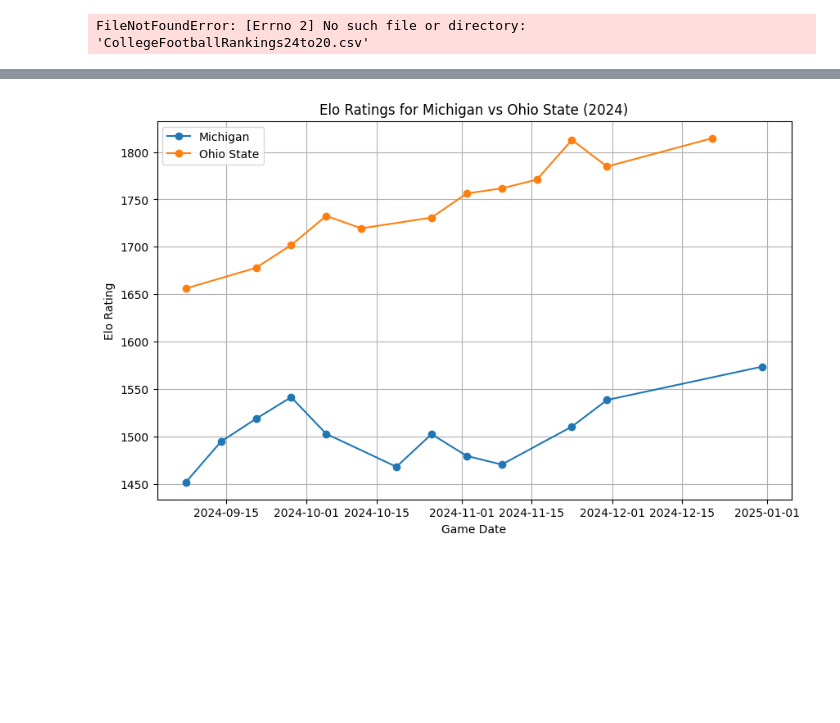
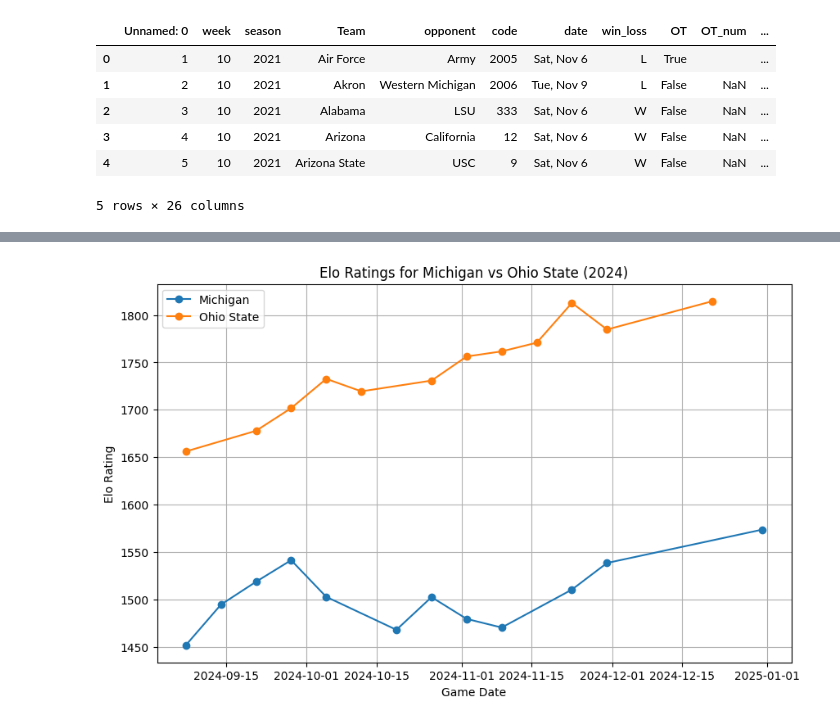
Before and after one commit to sjhawkins24/Group-8-Project, a Jupyter notebook: Josh Data Exploration.ipynb, the cells around one changed output, grey strips where cells are left out. Drawn from its saved outputs; the diff is of its cells as text; code cells hidden in the pictures; blank space fills up the shorter version.

```diff
--- a/Josh Data Exploration.ipynb
+++ b/Josh Data Exploration.ipynb
@@ -9,10 +9,16 @@ import matplotlib.pyplot as plt
 # %%
 # Read the file
 
-df_cfb = pd.read_csv('CollegeFootballRankings24to20.csv')
+df_cfb = pd.read_csv('mergedTrainingData.csv')
 df_cfb.head()
 # %% [output]
+|  | Unnamed: 0 | week | season | Team | opponent | code | date | win_loss | OT | OT_num | ... |
+| 0 | 1 | 10 | 2021 | Air Force | Army | 2005 | Sat, Nov 6 | L | True |  | ... |
+| 1 | 2 | 10 | 2021 | Akron | Western Michigan | 2006 | Tue, Nov 9 | L | False | NaN | ... |
+| 2 | 3 | 10 | 2021 | Alabama | LSU | 333 | Sat, Nov 6 | W | False | NaN | ... |
+| 3 | 4 | 10 | 2021 | Arizona | California | 12 | Sat, Nov 6 | W | False | NaN | ... |
+| 4 | 5 | 10 | 2021 | Arizona State | USC | 9 | Sat, Nov 6 | W | False | NaN | ... |
-FileNotFoundError: [Errno 2] No such file or directory: 'CollegeFootballRankings24to20.csv'
+5 rows × 26 columns
 # %%
 # Create a boxplot comparing passing and rushing yards.
 df_cfb_long = pd.melt(df_cfb, value_vars=['pass', 'rush', 'rec'], var_name='type', value_name='yards')
```
Also changed, not shown: parts of 8 cells of this notebook, 1 other file.
